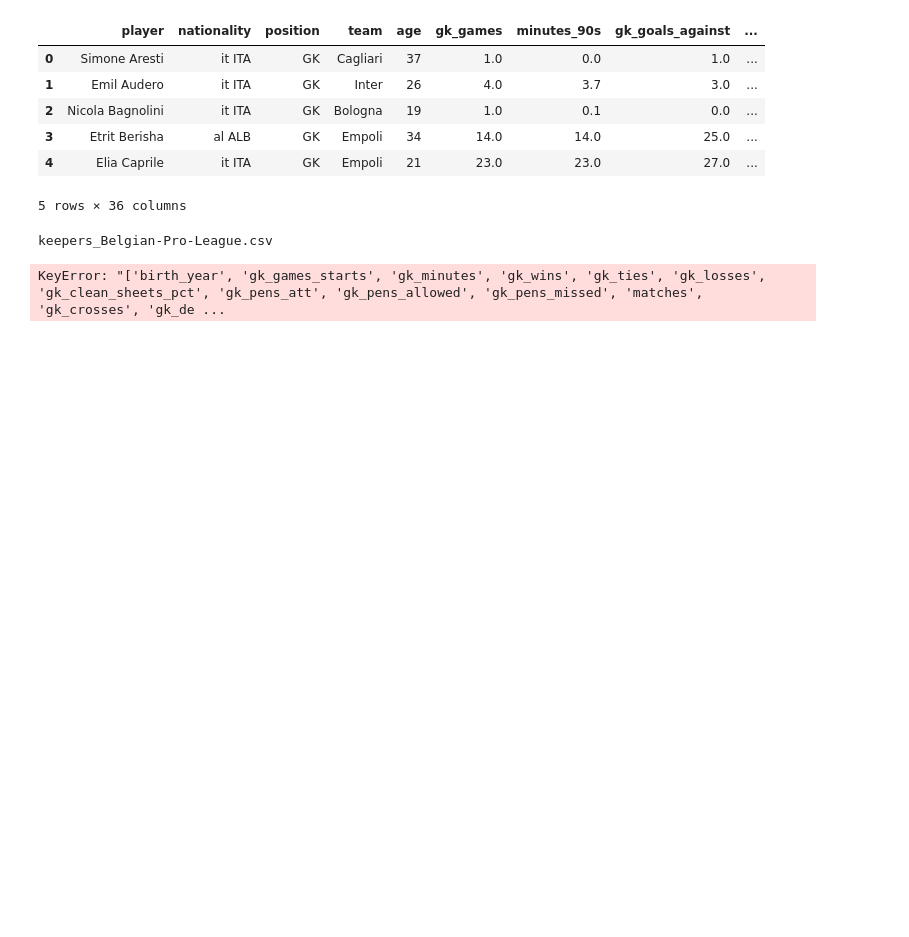
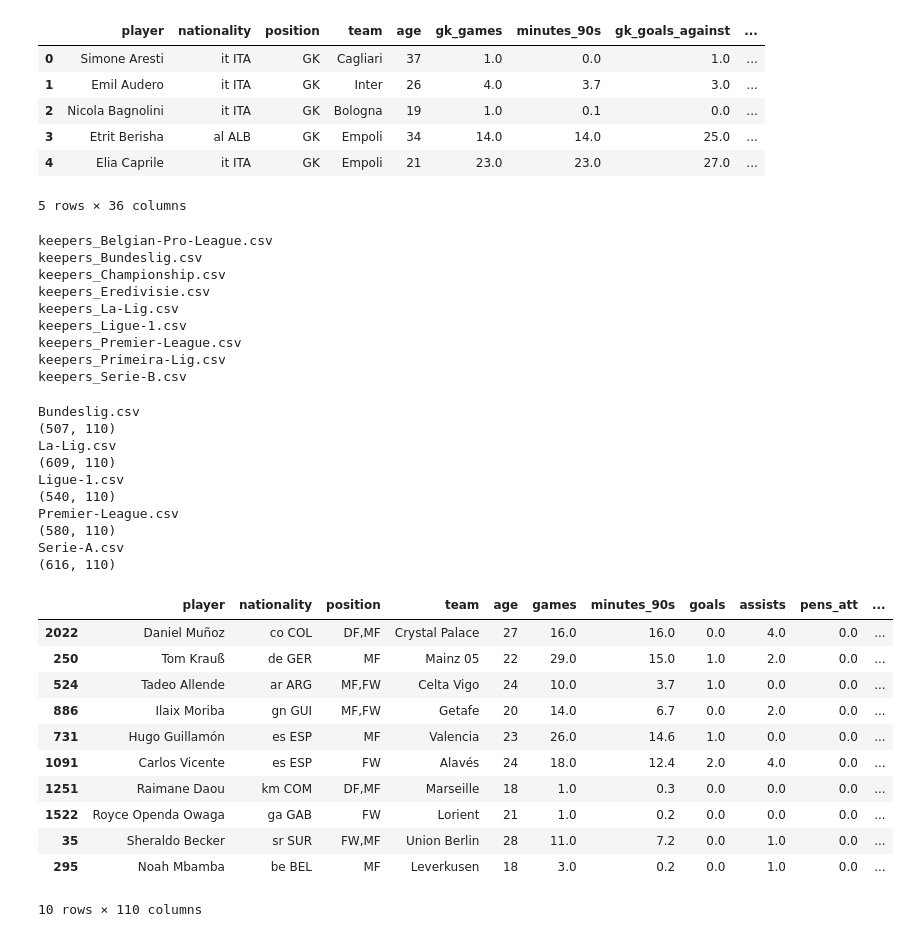
Before and after one commit to yyumeee/Footballers-Conceptual-Lattice, a Jupyter notebook: data scraping from FbREF/FbREF data cleaning.ipynb, the cells around one changed output. Saved outputs shown, nothing was run; the diff lists cells and outputs as text; code cells hidden in the pictures; blank space fills up the shorter version.

```diff
--- a/data scraping from FbREF/FbREF data cleaning.ipynb
+++ b/data scraping from FbREF/FbREF data cleaning.ipynb
@@ -64,7 +48,7 @@ for file in os.listdir(cart):
         temp = pd.read_csv(f'{cart}\\{file}')
         temp.drop(togliere, axis = 1, inplace = True)
         temp = temp.rename(columns = rename)
-        temp.to_csv(f'{cart}\\{file}')
+        temp.to_csv(f'{cart}\\{file}', index = False)
         fatto.append(file)
 # %% [output]
 Belgian-Pro-League.csv
@@ -124,12 +108,49 @@ for file in os.listdir(cart):
         fatto2.append(file)
 # %% [output]
 keepers_Belgian-Pro-League.csv
+keepers_Bundeslig.csv
+keepers_Championship.csv
+keepers_Eredivisie.csv
+keepers_La-Lig.csv
+keepers_Ligue-1.csv
+keepers_Premier-League.csv
+keepers_Primeira-Lig.csv
+keepers_Serie-B.csv
-KeyError: "['birth_year', 'gk_games_starts', 'gk_minutes', 'gk_wins', 'gk_ties', 'gk_losses', 'gk_clean_sheets_pct', 'gk_pens_att', 'gk_pens_allowed', 'gk_pens_missed', 'matches', 'gk_crosses', 'gk_de ...
-# %%
-fatto3 = ['Serie-A.csv']
-for file in os.listdir(cart):
-    if ('keeper' not in file) and ('.csv' in file) and (file not in fatto3):
-        temp = pd.read_csv(f'{cart}\\{file}')
-        temp.drop('Unnamed: 0', axis = 1, inplace = True)
-        temp.to_csv(f'{cart}\\{file}', index = False)
-        fatto3.append(file)
+# %%
+import pandas as pd
+import os
+
+cart = 'scraped_data'
+top5 = ['Serie-A', 'Bundeslig', 'Premier-League', 'La-Lig', 'Ligue-1']
+
+df_top5 = pd.DataFrame()
+for file in os.listdir(cart):
+    if ('keeper' not in file) and (file.strip('.csv') in top5):
+        print(file)
+        temp = pd.read_csv(f'{cart}\\{file}')
+        print(temp.shape)
+        df_top5 = pd.concat([df_top5, temp], ignore_index = True)
+df_top5.sample(10)
+# %% [output]
+Bundeslig.csv
+(507, 110)
+La-Lig.csv
+(609, 110)
+Ligue-1.csv
+(540, 110)
+Premier-League.csv
+(580, 110)
+Serie-A.csv
+(616, 110)
+|  | player | nationality | position | team | age | games | minutes_90s | goals | assists | pens_att | ... |
+| 2022 | Daniel Muñoz | co COL | DF,MF | Crystal Palace | 27 | 16.0 | 16.0 | 0.0 | 4.0 | 0.0 | ... |
+| 250 | Tom Krauß | de GER | MF | Mainz 05 | 22 | 29.0 | 15.0 | 1.0 | 2.0 | 0.0 | ... |
+| 524 | Tadeo Allende | ar ARG | MF,FW | Celta Vigo | 24 | 10.0 | 3.7 | 1.0 | 0.0 | 0.0 | ... |
+| 886 | Ilaix Moriba | gn GUI | MF,FW | Getafe | 20 | 14.0 | 6.7 | 0.0 | 2.0 | 0.0 | ... |
+| 731 | Hugo Guillamón | es ESP | MF | Valencia | 23 | 26.0 | 14.6 | 1.0 | 0.0 | 0.0 | ... |
+| 1091 | Carlos Vicente | es ESP | FW | Alavés | 24 | 18.0 | 12.4 | 2.0 | 4.0 | 0.0 | ... |
+| 1251 | Raimane Daou | km COM | DF,MF | Marseille | 18 | 1.0 | 0.3 | 0.0 | 0.0 | 0.0 | ... |
+| 1522 | Royce Openda Owaga | ga GAB | FW | Lorient | 21 | 1.0 | 0.2 | 0.0 | 0.0 | 0.0 | ... |
+| 35 | Sheraldo Becker | sr SUR | FW,MF | Union Berlin | 28 | 11.0 | 7.2 | 0.0 | 1.0 | 0.0 | ... |
+| 295 | Noah Mbamba | be BEL | MF | Leverkusen | 18 | 3.0 | 0.2 | 0.0 | 1.0 | 0.0 | ... |
+10 rows × 110 columns
```
Also changed, not shown: parts of 73 cells of this notebook, 1 other file.
